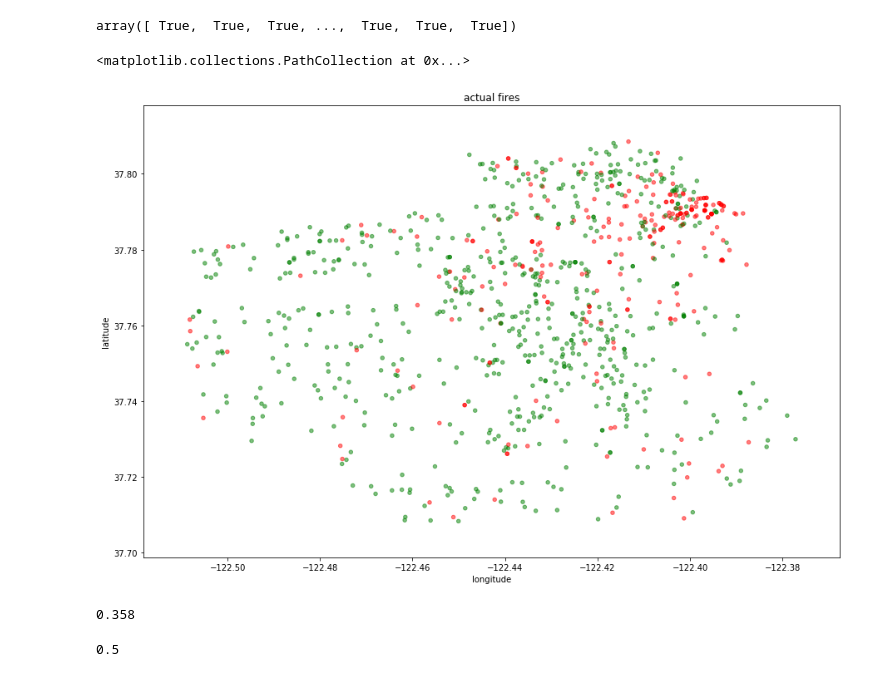
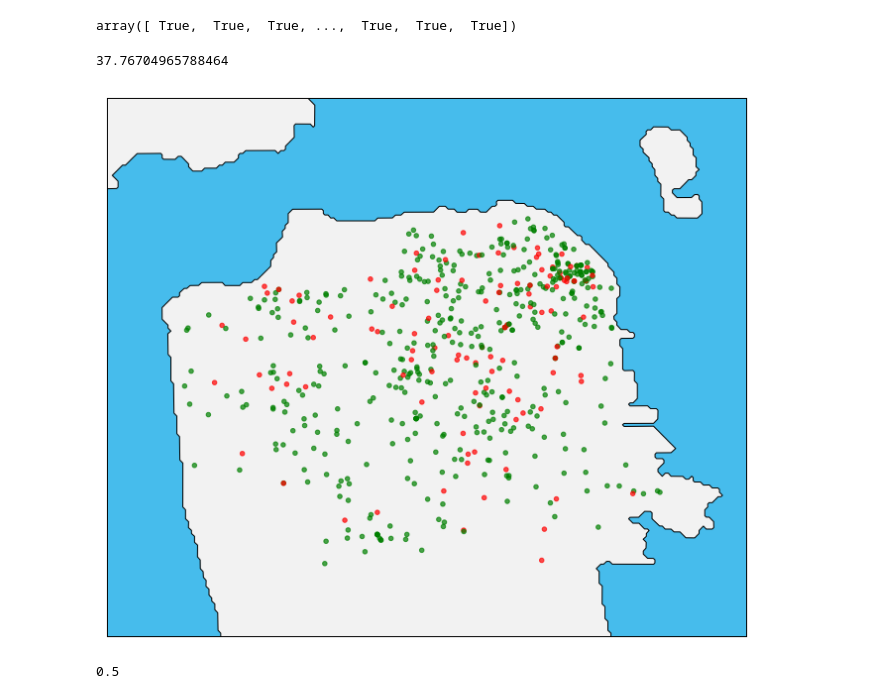
Before and after one commit to porbo/sf-fires, a Jupyter notebook: plotting.ipynb, the cells around one changed output. Cells and saved outputs as stored; diff of their text form; code cells hidden in the pictures.

Commit message:
better plots, that are interactive

```diff
--- a/plotting.ipynb
+++ b/plotting.ipynb
@@ -87,18 +93,18 @@ pred['prediction'].iloc[sample_idx].shape
 # %% [output]
 (1000,)
 # %%
-sample_idx = np.random.choice(mask.sum(), 600)
+sample_idx = np.random.choice(mask.sum(), 1000)
 # %%
 with open('data/predictor.p', 'wb') as file:
     pickle.dump(pred, file)
 # %%
 def coloring(number):
     if number > .6:
-        return 'r'
+        return 'red'
     elif number > .3:
         return 'orange'
     else:
-        return 'g'
+        return 'green'
 f = np.vectorize(coloring)
 # %%
 fig, axs = plt.subplots(1,2, figsize = (15,5))
@@ -134,25 +140,27 @@ np.vectorize(lambda x: bool(x))(x_axis)
 # %% [output]
 array([ True,  True,  True, ...,  True,  True,  True])
 # %%
-ll_lon = (x_axis[np.vectorize(lambda x: bool(x))(x_axis)]).min()
-ll_lat = (y_axis[np.vectorize(lambda x: bool(x))(x_axis)]).min()
-ur_lon = (x_axis[np.vectorize(lambda x: bool(x))(x_axis)]).max()
-ur_lat = (y_axis[np.vectorize(lambda x: bool(x))(x_axis)]).max()
+ll_lon = (x_axis[np.vectorize(lambda x: bool(x))(x_axis)]).min()-.02
+ll_lat = (y_axis[np.vectorize(lambda x: bool(x))(x_axis)]).min()-.02
+ur_lon = (x_axis[np.vectorize(lambda x: bool(x))(x_axis)]).max()+.02
+ur_lat = (y_axis[np.vectorize(lambda x: bool(x))(x_axis)]).max()+.01
+# %%
+np.nanmean(y_axis.astype(float))
+# %% [output]
+37.76704965788464
 # %%
-#m = Basemap(llcrnrlon = ll_lon, llcrnrlat = ll_lat, urcrnrlon = ur_lon, urcrnrlat = ur_lat, resolution = 'i')
-#m.drawcoastlines()
 plt.figure(figsize = (15,10))
-plt.title('actual fires')
-plt.xlabel('longitude')
-plt.ylabel('latitude')
-plt.scatter(x_axis[mask][sample_idx], y_axis[mask][sample_idx], c = f(y[mask].iloc[sample_idx]), alpha = .5, s = 20)
+m = Basemap(llcrnrlon = ll_lon, llcrnrlat = ll_lat, urcrnrlon = ur_lon, urcrnrlat = ur_lat, resolution = 'f')
+m.drawcoastlines()
+# plt.title('actual fires')
+# plt.xlabel('longitude')
+# plt.ylabel('latitude')
+m.drawmapboundary(fill_color='#46bcec')
+m.fillcontinents(color='#f2f2f2',lake_color='#46bcec')
+m.scatter(x_axis[mask][sample_idx], y_axis[mask][sample_idx], c = f(y[sample_idx]), alpha = .7, s = 20, zorder = 2)
+plt.savefig('results/actual.png')
 # %% [output]
-<matplotlib.collections.PathCollection at 0x...>
-[figure, old version]
+[figure, new version]
-# %%
-model_up.threshold
-# %% [output]
-0.358
 # %%
 roc_auc_score(y[mask], np.full(mask.sum(), .12))
 # %% [output]
```
Also changed, not shown: parts of 8 cells of this notebook, 5 other files.
